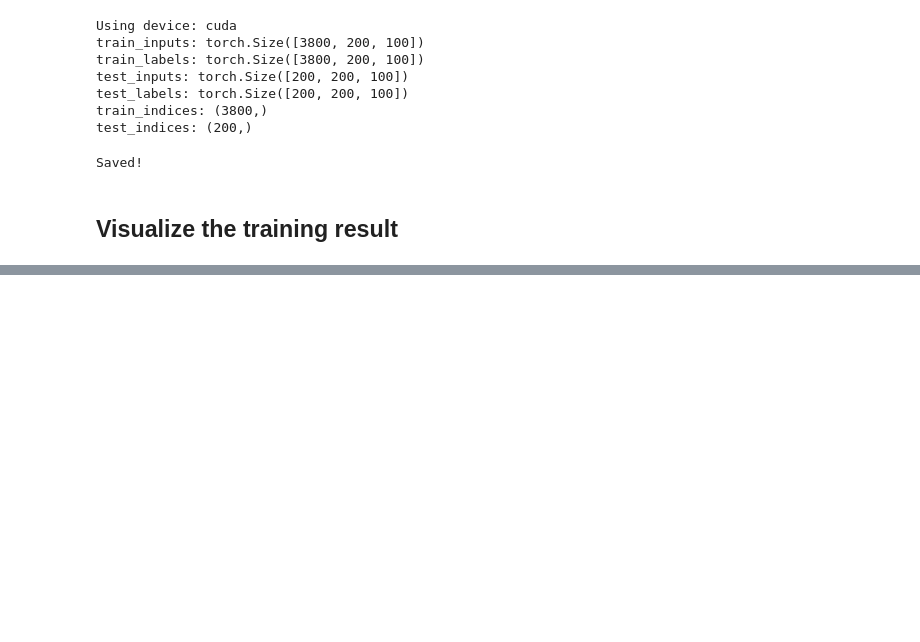
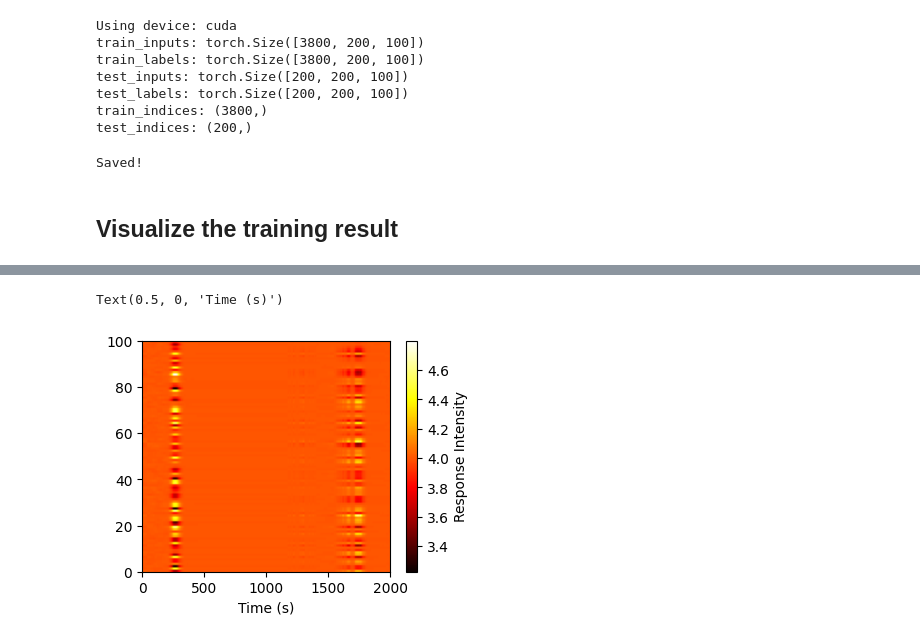
Before and after one commit to qrsyu/STCell, a Jupyter notebook: code/time_exp/2TS_mask_loss.ipynb, the cells around one changed output, grey strips where cells are left out. Saved outputs shown, nothing was run; the diff lists cells and outputs as text; code cells hidden in the pictures; blank space fills up the shorter version.

```diff
--- a/code/time_exp/2TS_mask_loss.ipynb
+++ b/code/time_exp/2TS_mask_loss.ipynb
@@ -190,9 +187,13 @@ plt.tight_layout()
 # %%
 # Plot the outputs
+plt.figure(figsize=(4, 3))
 plt.imshow(test_outputs[0].T, aspect='auto', cmap='hot',
-           extent=[0, test_outputs.shape[1]*temp_reso/1000, 0, C])
+           extent=[0, test_outputs.shape[1]*temp_reso, 0, D])
 plt.colorbar(label='Response Intensity')
 plt.xlabel('Time (s)')
+# %% [output]
+Text(0.5, 0, 'Time (s)')
+[figure, added]
 # %%
 plot_inputs = test_inputs.cpu().numpy().copy()
 plot_labels = test_labels.cpu().numpy().copy()
```
Also changed, not shown: parts of 7 cells of this notebook, 1 other file.
